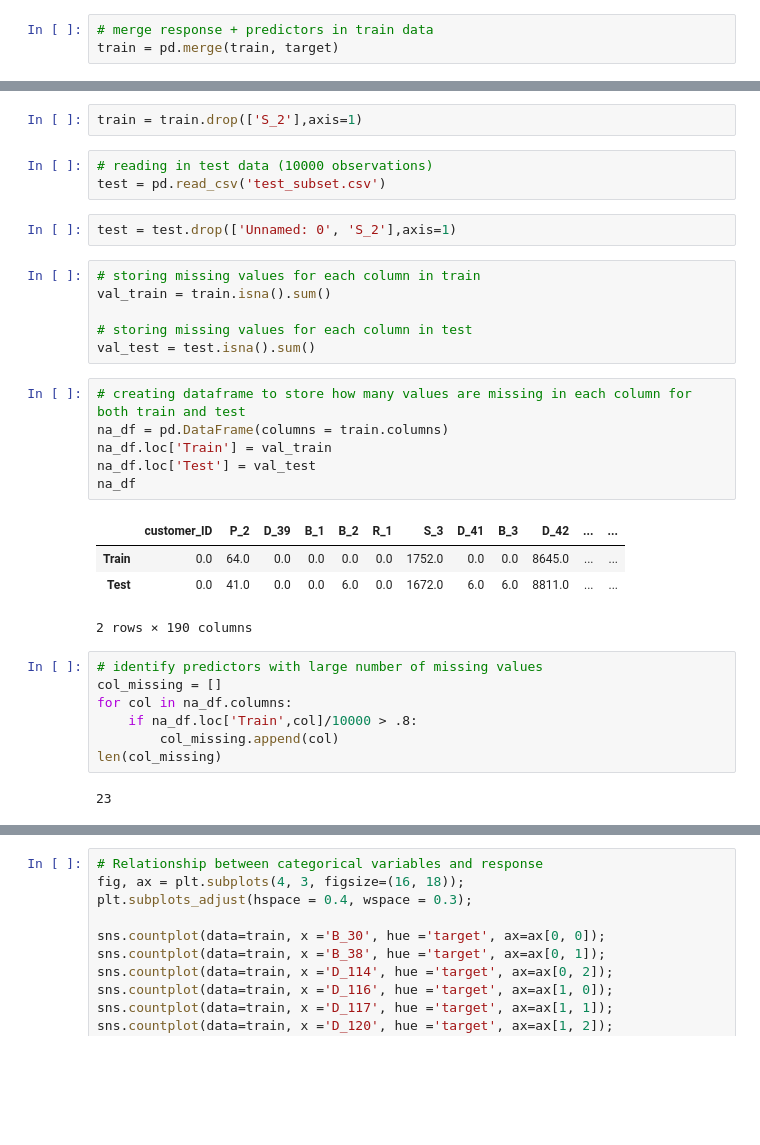
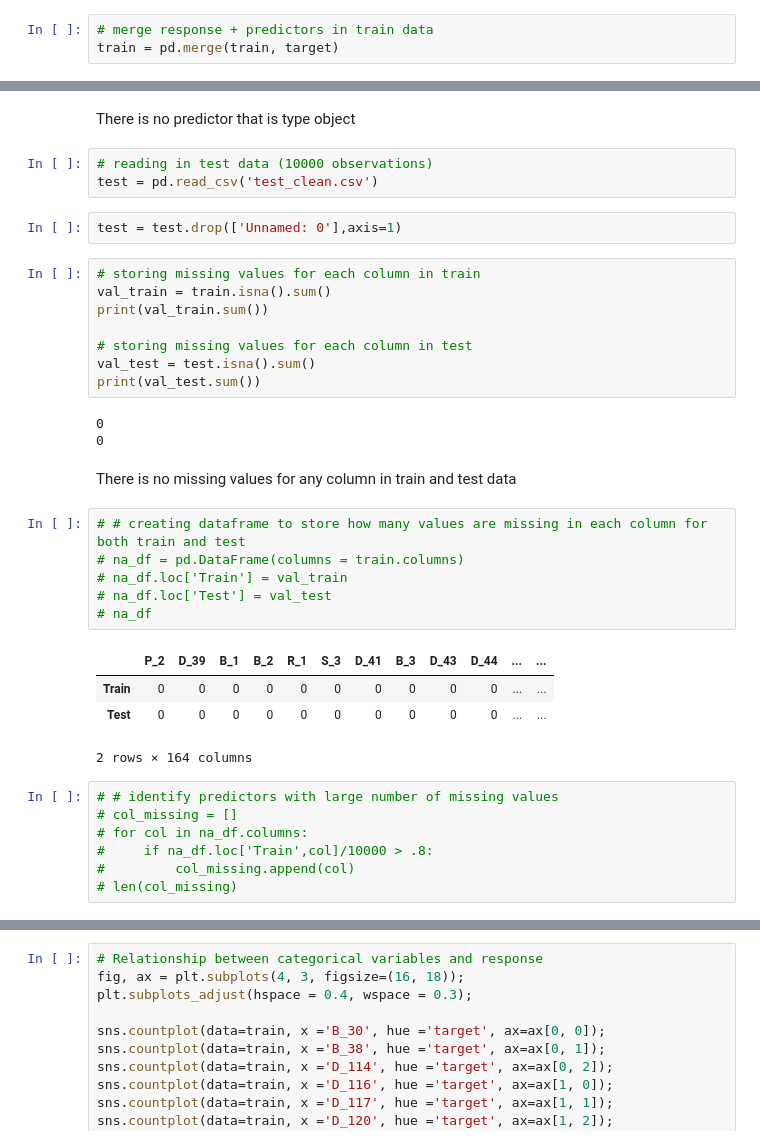
Before and after one commit to LinhNgaNguyen/STAT303-3-Project, a Jupyter notebook: EDA + Baseline Models.ipynb, the cells around one changed output, grey strips where cells are left out. Drawn from its saved outputs; the diff is of its cells as text; blank space fills up the shorter version.

```diff
--- a/EDA + Baseline Models.ipynb
+++ b/EDA + Baseline Models.ipynb
@@ -59,34 +57,39 @@ train.loc[:,['S_2', 'D_63', 'D_64']]
-# %%
-train = train.drop(['S_2'],axis=1)
+# %% [markdown]
+There is no predictor that is type object
 # %%
 # reading in test data (10000 observations)
-test = pd.read_csv('test_subset.csv')
+test = pd.read_csv('test_clean.csv')
 # %%
-test = test.drop(['Unnamed: 0', 'S_2'],axis=1)
+test = test.drop(['Unnamed: 0'],axis=1)
 # %%
 # storing missing values for each column in train
 val_train = train.isna().sum()
+print(val_train.sum())
 
 # storing missing values for each column in test
 val_test = test.isna().sum()
+print(val_test.sum())
+# %% [output]
+0
+0
+# %% [markdown]
+There is no missing values for any column in train and test data
 # %%
-# creating dataframe to store how many values are missing in each column for both train and test
-na_df = pd.DataFrame(columns = train.columns)
-na_df.loc['Train'] = val_train
-na_df.loc['Test'] = val_test
-na_df
+# # creating dataframe to store how many values are missing in each column for both train and test
+# na_df = pd.DataFrame(columns = train.columns)
+# na_df.loc['Train'] = val_train
+# na_df.loc['Test'] = val_test
+# na_df
 # %% [output]
-|  | customer_ID | P_2 | D_39 | B_1 | B_2 | R_1 | S_3 | D_41 | B_3 | D_42 | ... | ... |
-| Train | 0.0 | 64.0 | 0.0 | 0.0 | 0.0 | 0.0 | 1752.0 | 0.0 | 0.0 | 8645.0 | ... | ... |
-| Test | 0.0 | 41.0 | 0.0 | 0.0 | 6.0 | 0.0 | 1672.0 | 6.0 | 6.0 | 8811.0 | ... | ... |
+|  | P_2 | D_39 | B_1 | B_2 | R_1 | S_3 | D_41 | B_3 | D_43 | D_44 | ... | ... |
+| Train | 0 | 0 | 0 | 0 | 0 | 0 | 0 | 0 | 0 | 0 | ... | ... |
+| Test | 0 | 0 | 0 | 0 | 0 | 0 | 0 | 0 | 0 | 0 | ... | ... |
-2 rows × 190 columns
+2 rows × 164 columns
 # %%
-# identify predictors with large number of missing values
-col_missing = []
-for col in na_df.columns:
-    if na_df.loc['Train',col]/10000 > .8:
-        col_missing.append(col)
-len(col_missing)
+# # identify predictors with large number of missing values
+# col_missing = []
+# for col in na_df.columns:
+#     if na_df.loc['Train',col]/10000 > .8:
+#         col_missing.append(col)
+# len(col_missing)
-# %% [output]
-23
 # %%
```
Also changed, not shown: parts of 11 cells of this notebook.
